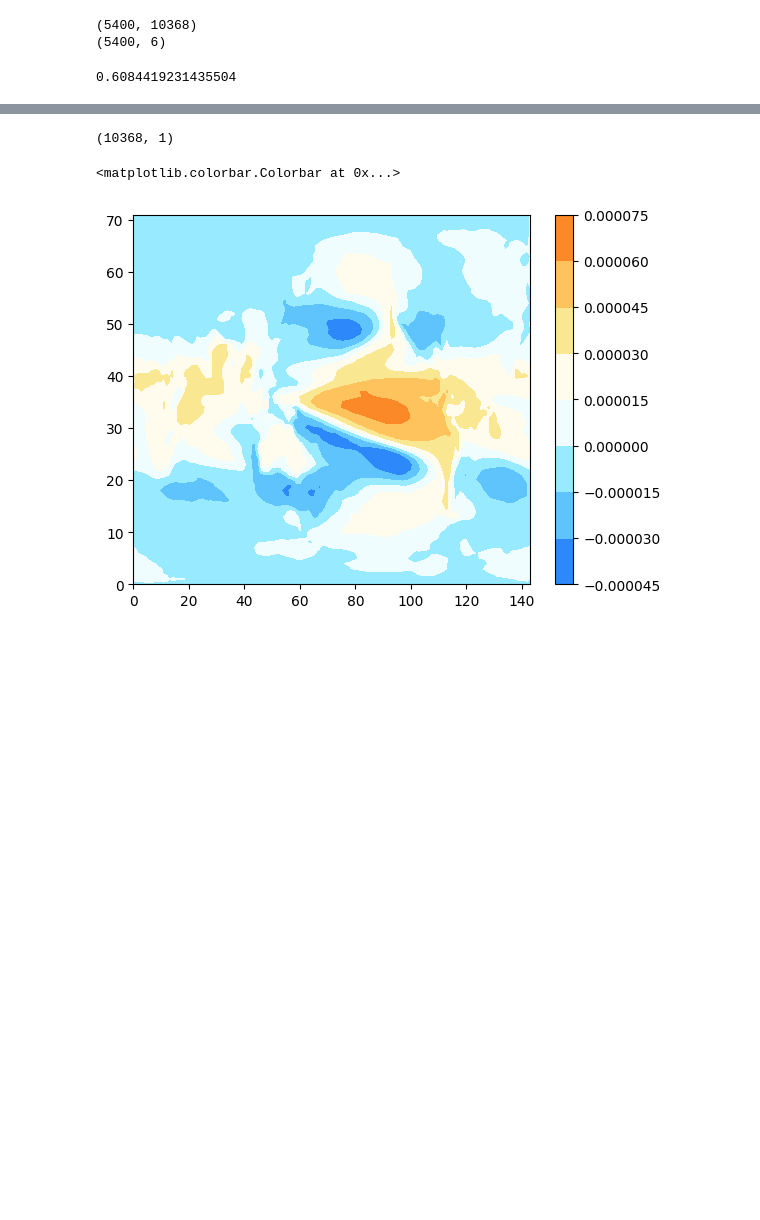
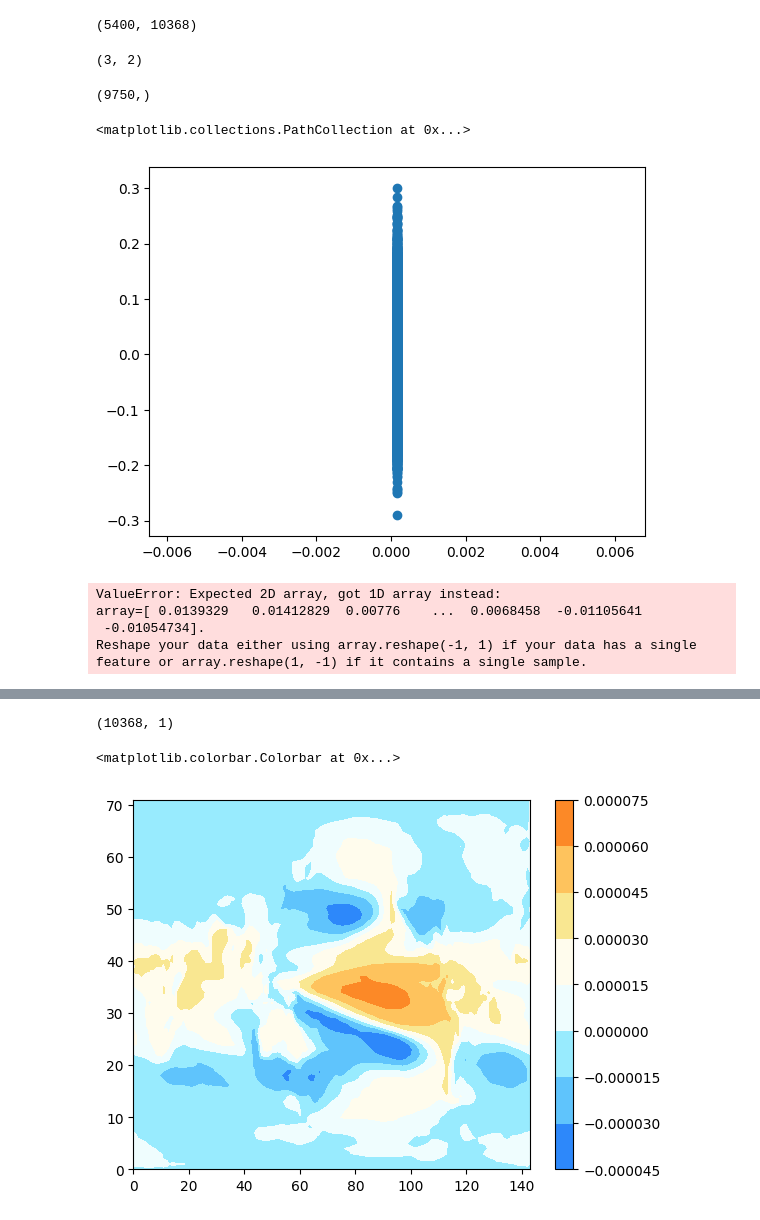
Before and after one commit to AodhanSweeney/SurfaceTrendLearing, a Jupyter notebook: RealScience/MLModelTestBed.ipynb, the cells around one changed output, grey strips where cells are left out. Drawn from its saved outputs; the diff is of its cells as text; code cells hidden in the pictures; blank space fills up the shorter version.

Commit message:
CV trainging test spit

```diff
--- a/RealScience/MLModelTestBed.ipynb
+++ b/RealScience/MLModelTestBed.ipynb
@@ -13,12 +13,29 @@ colors = np.array([(22,98,248), (48,141,250), (71,172,251), (100,201,252), (129,
 custom_cmap = LinearSegmentedColormap.from_list('cmap', colors)
 
 TraingPredictorData, TrainingTargetData, TestingPredictorData, TestingTargetData = TestingTrainingSplit.training_testing_split()
-# %%
-print(np.shape(TraingPredictorData))
-print(np.shape(TrainingTargetData))
-# %% [output]
-(5400, 10368)
-(5400, 6)
+# %%
+np.shape(TraingPredictorData)
+# %% [output]
+(5400, 10368)
+# %%
+np.shape([[0,0], [1, 1], [2, 2]])
+# %% [output]
+(3, 2)
+# %%
+from sklearn import linear_model
+clf = linear_model.Lasso(alpha=0.1)
+x = TraingPredictorData
+y = TrainingTargetData[:,0]
+clf.fit(x,y)
+Y_pred = clf.predict(TestingPredictorData)
+print(np.shape(Y_pred))
+#print(clf.coef_)
+#print(clf.intercept_)
+plt.scatter(Y_pred, TestingTargetData[:,0])
+# %% [output]
+(9750,)
+<matplotlib.collections.PathCollection at 0x...>
+[figure, added]
 # %%
 from scipy import stats
 from sklearn.cross_decomposition import PLSRegression
@@ -26,16 +43,20 @@ from sklearn.linear_model import LinearRegression
 from sklearn.linear_model import Ridge
 from sklearn.neural_network import MLPRegressor
 from sklearn.ensemble import RandomForestRegressor
-from sklearn.svm import LinearSVR
-from sklearn import model_selection
 from sklearn.linear_model import SGDRegressor
-from sklearn.linear_model import RANSACRegressor
+from sklearn.linear_model import ElasticNet
 
-model = RANSACRegressor(min_samples=50)
-for i in range(1):
-    linear_model = model.fit(TraingPredictorData, TrainingTargetData[:,i])
-    Y_pred = linear_model.predict(TestingPredictorData)
-    R2 = stats.pearsonr(TestingTargetData[:,i], Y_pred)[0]**2
-    print(R2)
+
+
+model = ElasticNet(random_state=0)
+x = TraingPredictorData[:,0]
+y = TrainingTargetData[:,0]
+linear_model = model.fit(x.T,y.T)
+Y_pred = linear_model.predict(TestingPredictorData)
+R2 = stats.pearsonr(TestingTargetData[:,0], Y_pred)[0]
+#print(R2)
 # %% [output]
-0.6084419231435504
+ValueError: Expected 2D array, got 1D array instead:
+array=[ 0.0139329   0.01412829  0.00776    ...  0.0068458  -0.01105641
+ -0.01054734].
+Reshape your data either using array.reshape(-1, 1) if your data has a single feature or array.reshape(1, -1) if it contains a single sample.
```
Also changed, not shown: parts of 2 cells of this notebook, 2 other files.
